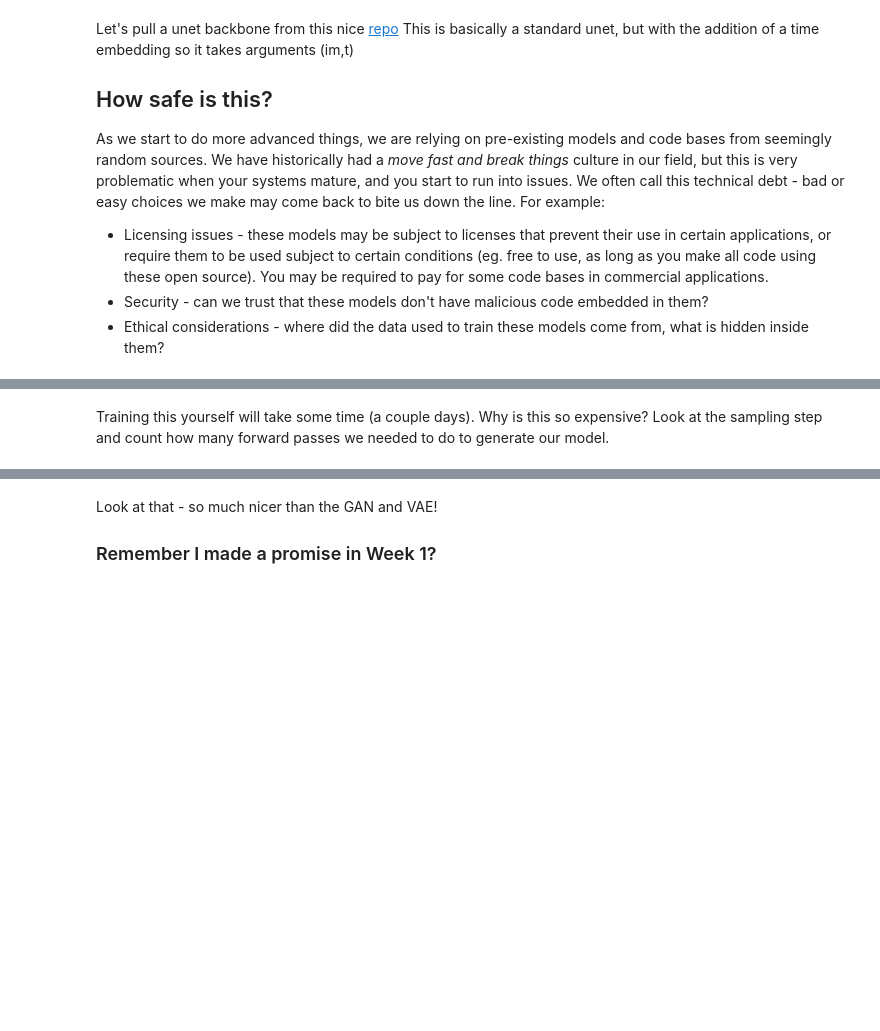
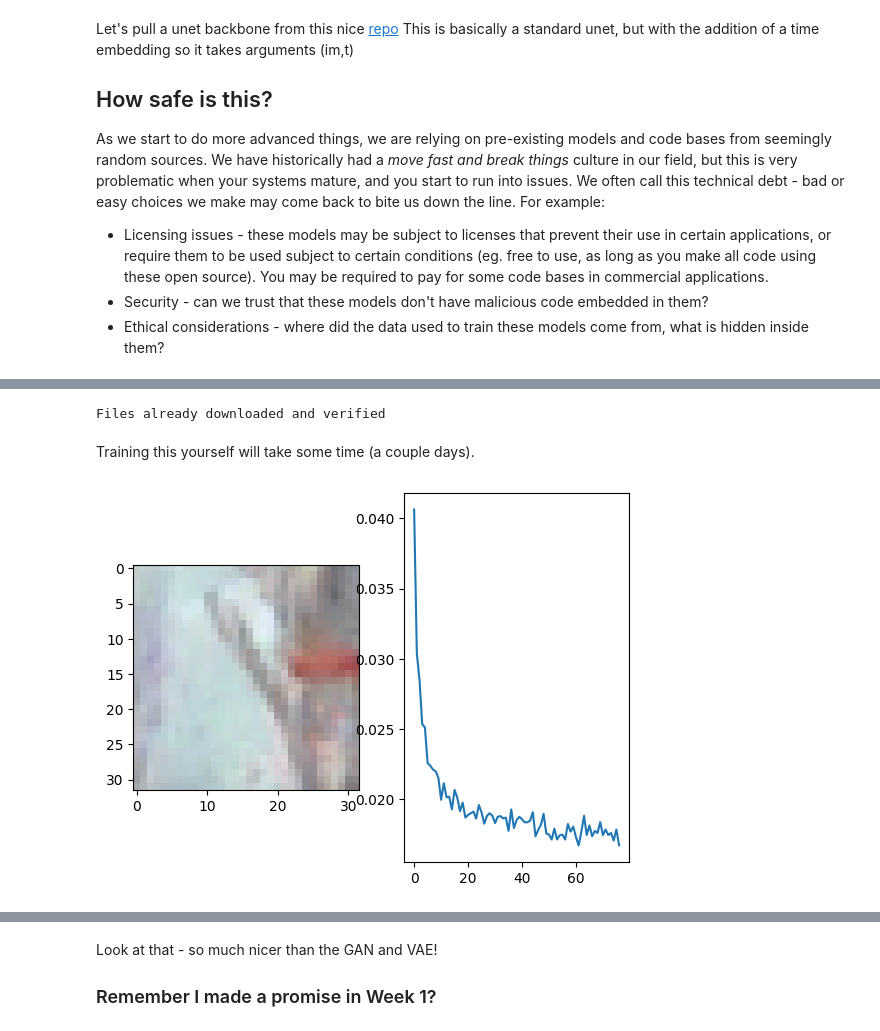
Before and after one commit to mgb45/ECE4076, a Jupyter notebook: bonus_content/4-Diffusion_models.ipynb, the cells around one changed output, grey strips where cells are left out. Cells and saved outputs as stored; diff of their text form; code cells hidden in the pictures; blank space fills up the shorter version.

```diff
--- a/bonus_content/4-Diffusion_models.ipynb
+++ b/bonus_content/4-Diffusion_models.ipynb
@@ -334,40 +379,49 @@ transform = transforms.Compose([
 ])
 
 
-data = torchvision.datasets.CIFAR10(root='./data/',transform=transform)
+data = torchvision.datasets.CIFAR10(root='./data/',transform=transform,download=True)
 train_loader = DataLoader(data,batch_size=256,shuffle=True,num_workers=4)
+losses = []
+avg_loss = None  # exponential moving average
+n_epochs = 100
+# %% [output]
+Files already downloaded and verified
 # %% [markdown]
-Training this yourself will take some time (a couple days). Why is this so expensive? Look at the sampling step and count how many forward passes we needed to do to generate our model.
+Training this yourself will take some time (a couple days).
 # %%
-avg_loss = None  # exponential moving average
-
 for step in range(n_epochs):
 
     t = tqdm(total=len(train_loader))
 
     for i,batch in enumerate(train_loader):
         im,_ = batch
 
         loss = ddpm.diffusion_loss(model, im.to(device),device=device)
 
         optim.zero_grad()
         loss.backward()
         optim.step()
 
         # Some visualisation during training.
         t.update(1)
 
         if avg_loss is None:
             avg_loss = loss.item()
         else:
             avg_loss = 0.95*avg_loss + 0.05*loss.item()
         t.set_description(f"Iter: {step}. Average Loss: {avg_loss:.04f}")
     t.reset()
+    losses.append(avg_loss)
 
     plt.clf()
+    plt.subplot(1,2,1)
     plt.imshow(np.clip((ddpm.sample(model,x=torch.randn(1,3,32,32).to(device),n_samples=1,device=device).transpose(1,3).detach().cpu().squeeze()),0,1))
+    plt.subplot(1,2,2)
+    plt.plot(losses)
     display.clear_output(wait=True)
     display.display(plt.gcf())
+# %% [output]
+[figure, added]
 # %%
 Ns = 25
 ims = np.clip(ddpm.sample(model,x=torch.randn(Ns,3,32,32).to(device),n_samples=Ns,device=device).detach().cpu(),0,1)
```
Also changed, not shown: parts of 7 cells of this notebook, 2 other files.
